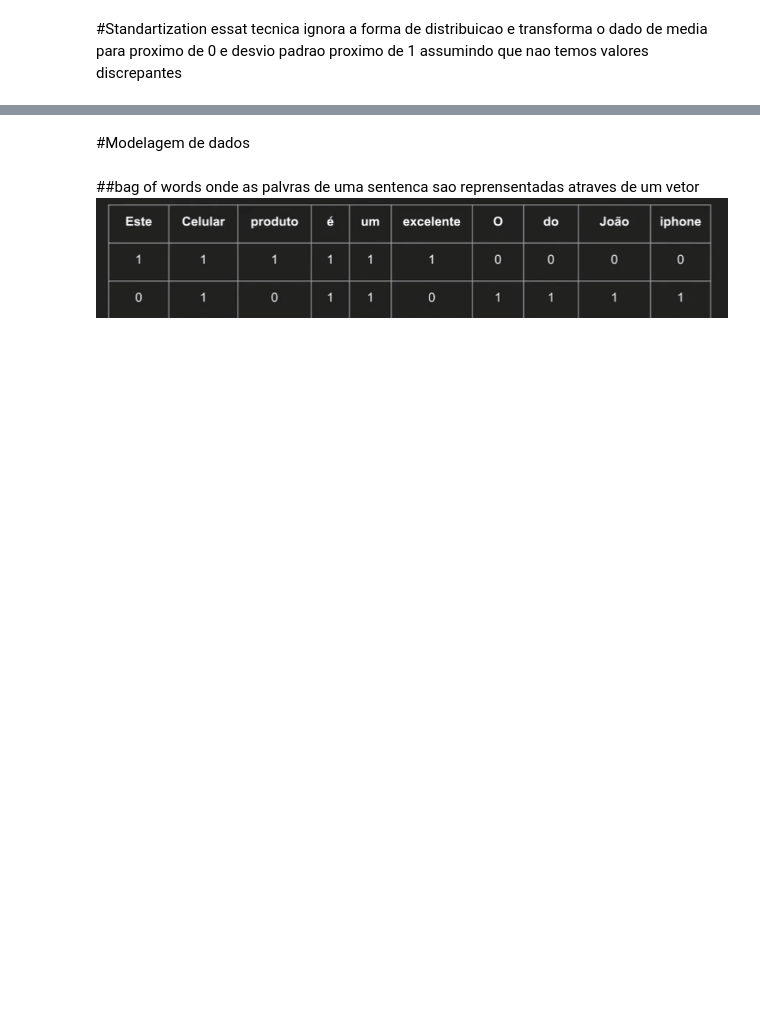
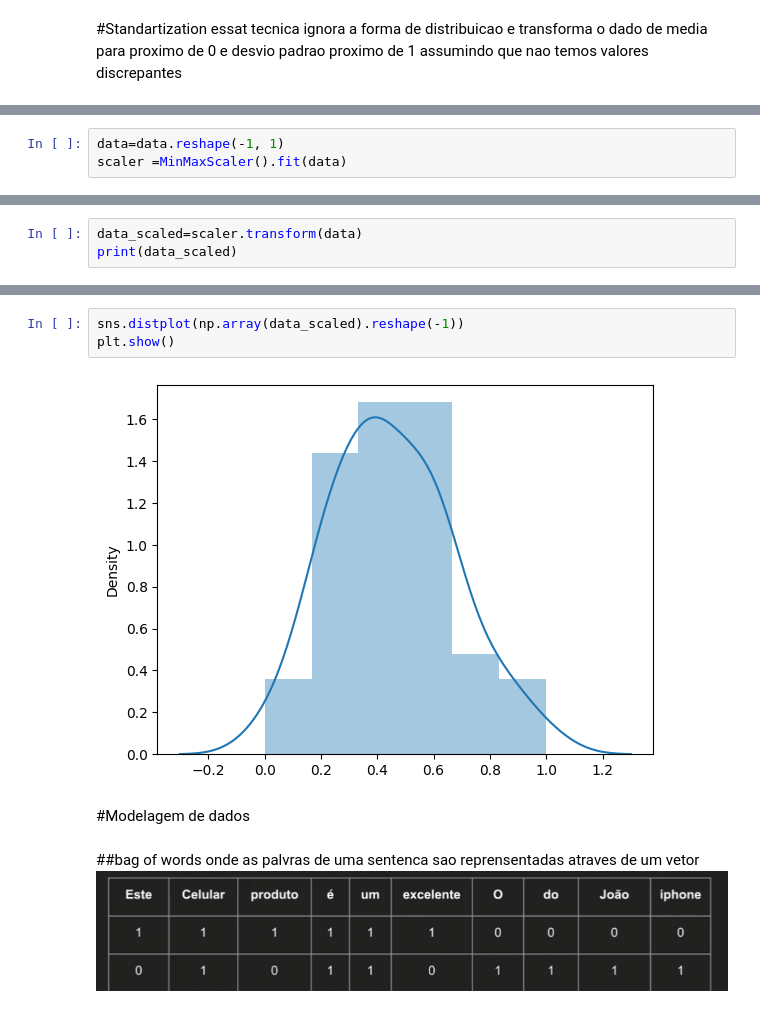
Before and after one commit to melltl/data-science-stack-academy, a Jupyter notebook: estatistica/estatistica.ipynb, the cells around one changed output, grey strips where cells are left out. Cells and saved outputs as stored; diff of their text form; blank space fills up the shorter version.

```diff
--- a/estatistica/estatistica.ipynb
+++ b/estatistica/estatistica.ipynb
@@ -204,0 +270,3 @@ essat tecnica ignora a forma de distribuicao e transforma o dado de media para p
+# %%
+data=data.reshape(-1, 1)
+scaler =MinMaxScaler().fit(data)
@@ -204,0 +275,3 @@ essat tecnica ignora a forma de distribuicao e transforma o dado de media para p
+# %%
+data_scaled=scaler.transform(data)
+print(data_scaled)
@@ -205,3 +296,8 @@ essat tecnica ignora a forma de distribuicao e transforma o dado de media para p
+# %%
+sns.distplot(np.array(data_scaled).reshape(-1))
+plt.show()
+# %% [output]
+[figure, added]
 # %% [markdown]
 #Modelagem de dados
 # %% [markdown]
```
Also changed, not shown: parts of 13 cells of this notebook.
